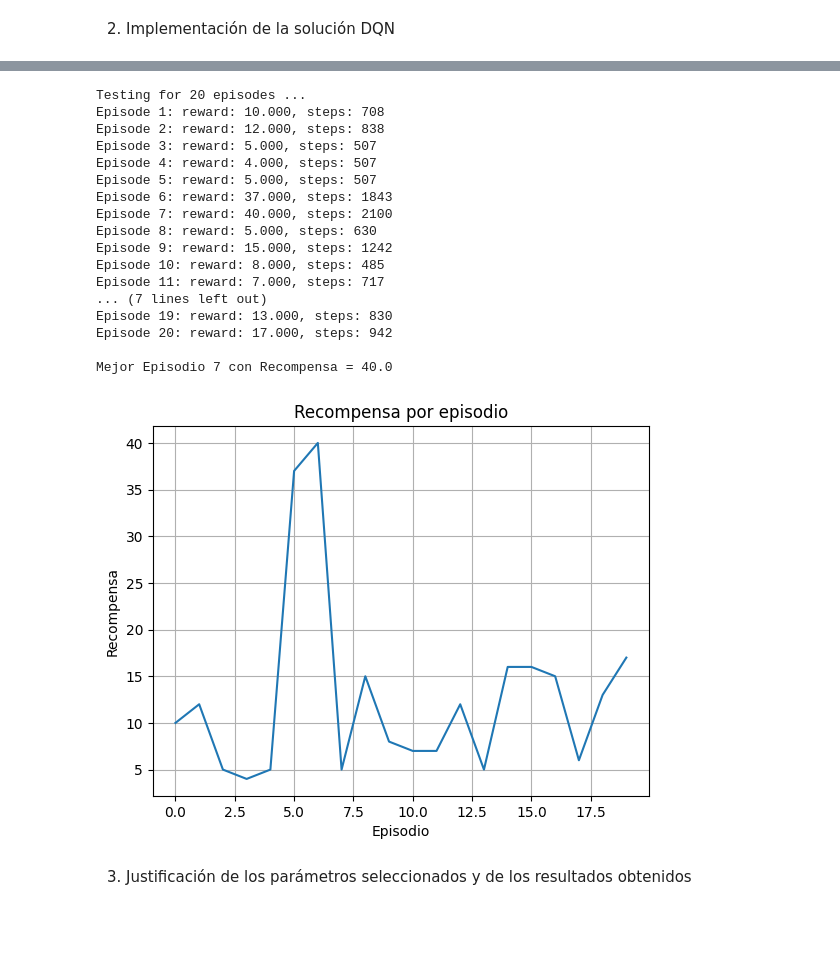
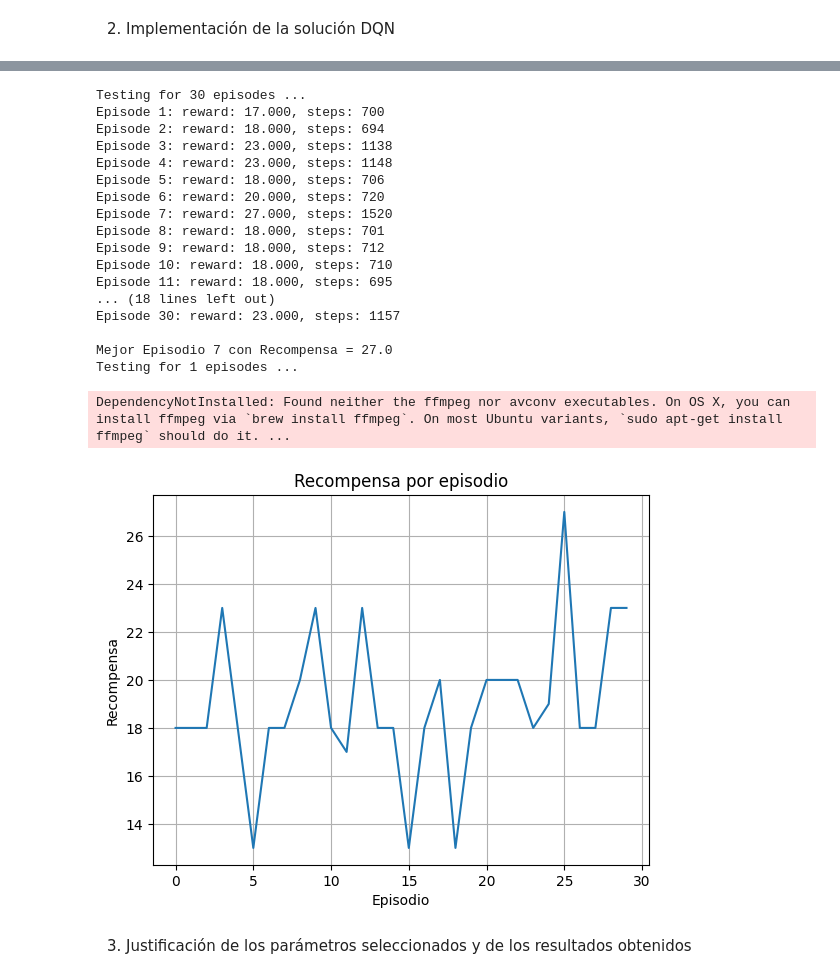
Before and after one commit to dmiglino/SpaceInvaders_ReinforcementLearning, a Jupyter notebook: APR_Grupo_9.ipynb, the cells around one changed output, grey strips where cells are left out. Drawn from its saved outputs; the diff is of its cells as text; code cells hidden in the pictures; blank space fills up the shorter version.

```diff
--- a/APR_Grupo_9.ipynb
+++ b/APR_Grupo_9.ipynb
@@ -413,9 +408,17 @@ done, took 296.033 seconds
 <tensorflow.python.keras.callbacks.History at 0x...>
 # %%
-# test de n episodios para calcular la recompensa final
+from gym.wrappers import Monitor
+
+mejor_epi = -1
+mejor_reward = -1
+
+# cargar mejor modelo
 dqn.load_weights('best_model_weights.h5f')
-history = dqn.test(env, nb_episodes=20, visualize=False)
+
+# test normal + guardar recompensas
+history = dqn.test(env, nb_episodes=30, visualize=False)
 episode_rewards = history.history['episode_reward']
+np.save('test_rewards.npy', episode_rewards)
 
 # Mostrar los resultados
 mejor_reward = np.max(episode_rewards)
@@ -425,34 +428,41 @@ print(f"\nMejor Episodio {mejor_epi} con Recompensa = {mejor_reward}")
 # Guardar la mejor recompensa en un archivo
 with open('mejor_ejecucion.txt', 'w') as f:
     f.write(f"Mejor episodio: {mejor_epi} con Recompensa: {mejor_reward}\n")
+
+# correr episodio con video
+video_env = Monitor(gym.make(env_name), './video', force=True)
+dqn.test(video_env, nb_episodes=1, visualize=False)
+video_env.close()
 # %% [output]
-Testing for 20 episodes ...
-Episode 1: reward: 10.000, steps: 708
-Episode 2: reward: 12.000, steps: 838
-Episode 3: reward: 5.000, steps: 507
-Episode 4: reward: 4.000, steps: 507
-Episode 5: reward: 5.000, steps: 507
-Episode 6: reward: 37.000, steps: 1843
-Episode 7: reward: 40.000, steps: 2100
-Episode 8: reward: 5.000, steps: 630
-Episode 9: reward: 15.000, steps: 1242
-Episode 10: reward: 8.000, steps: 485
-Episode 11: reward: 7.000, steps: 717
-... (7 lines left out)
-Episode 19: reward: 13.000, steps: 830
-Episode 20: reward: 17.000, steps: 942
+Testing for 30 episodes ...
+Episode 1: reward: 17.000, steps: 700
+Episode 2: reward: 18.000, steps: 694
+Episode 3: reward: 23.000, steps: 1138
+Episode 4: reward: 23.000, steps: 1148
+Episode 5: reward: 18.000, steps: 706
+Episode 6: reward: 20.000, steps: 720
+Episode 7: reward: 27.000, steps: 1520
+Episode 8: reward: 18.000, steps: 701
+Episode 9: reward: 18.000, steps: 712
+Episode 10: reward: 18.000, steps: 710
+Episode 11: reward: 18.000, steps: 695
+... (18 lines left out)
+Episode 30: reward: 23.000, steps: 1157
 
-Mejor Episodio 7 con Recompensa = 40.0
+Mejor Episodio 7 con Recompensa = 27.0
+Testing for 1 episodes ...
+DependencyNotInstalled: Found neither the ffmpeg nor avconv executables. On OS X, you can install ffmpeg via `brew install ffmpeg`. On most Ubuntu variants, `sudo apt-get install ffmpeg` should do it. ...
 # %%
 import matplotlib.pyplot as plt
-
-plt.plot(episode_rewards)
+rewards = np.load('test_rewards.npy')
+plt.plot(rewards)
+plt.title("Recompensa por episodio")
 plt.xlabel("Episodio")
 plt.ylabel("Recompensa")
-plt.title("Recompensa por episodio")
 plt.grid()
+plt.savefig("grafico_recompensas.png")
 plt.show()
 # %% [output]
-[figure, old version]
+[figure, new version]
 # %% [markdown]
 3. Justificación de los parámetros seleccionados y de los resultados obtenidos
```
Also changed, not shown: parts of 4 cells of this notebook, 7 other files.
